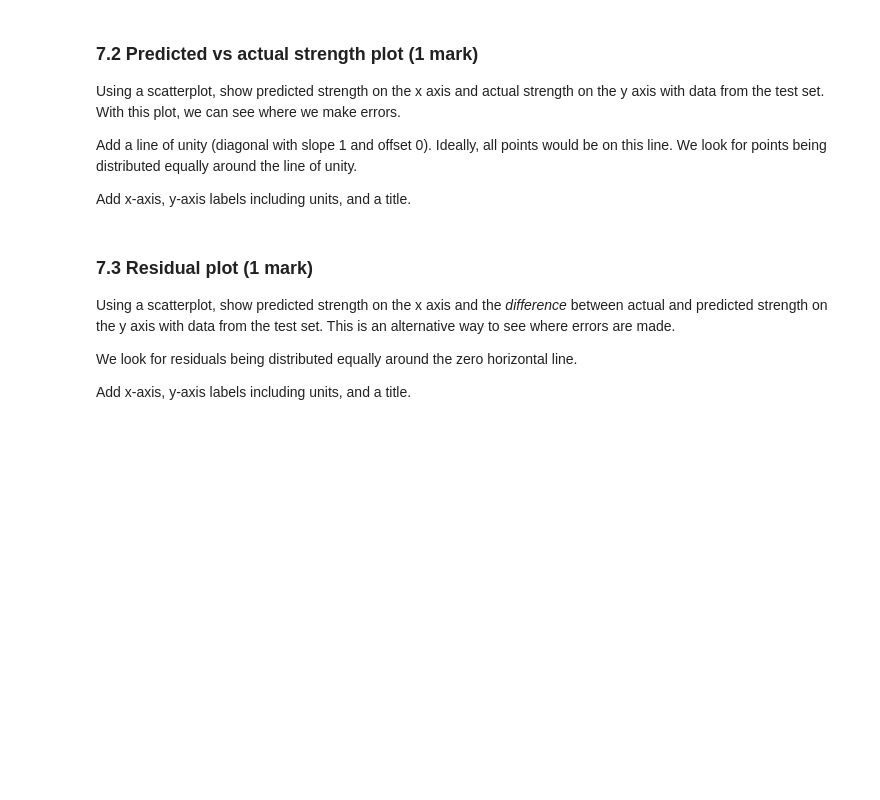
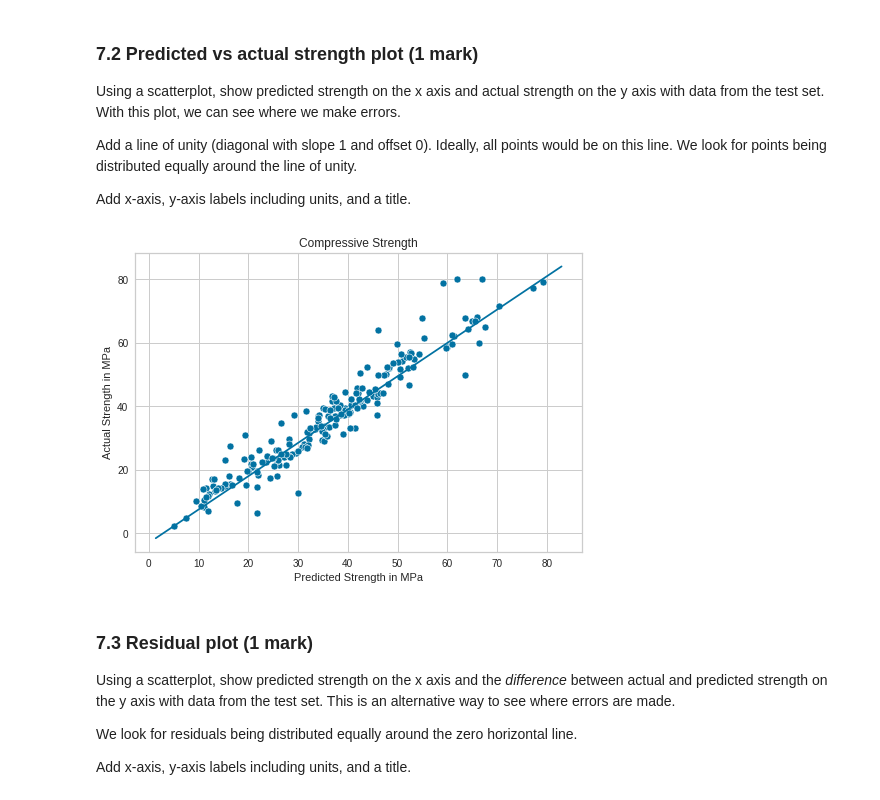
Before and after one commit to sofels/ENSF-611-Lab2, a Jupyter notebook: lab2.ipynb, the cells around one changed output. Drawn from its saved outputs; the diff is of its cells as text; code cells hidden in the pictures; blank space fills up the shorter version.

```diff
--- a/lab2.ipynb
+++ b/lab2.ipynb
@@ -339,3 +332,19 @@ Add x-axis, y-axis labels including units, and a title.
+# %%
+#TODO: predicted-actual plot
+#using scatterplot in seaborn
+sns.scatterplot(x=y_test_pred, y=y_test)
+
+# adding line of unity
+plt.plot(plt.xlim(), plt.ylim())
+
+# adding title
+plt.title("Compressive Strength")
+
+# axes labels
+plt.xlabel("Predicted Strength in MPa");
+plt.ylabel("Actual Strength in MPa");
+# %% [output]
+[figure, added]
 # %% [markdown]
 ### 7.3 Residual plot (1 mark)
 Using a scatterplot, show predicted strength on the x axis and the *difference* between actual and predicted strength on the y axis with data from the test set. This is an alternative way to see where errors are made.
```
Also changed, not shown: parts of 13 cells of this notebook.
